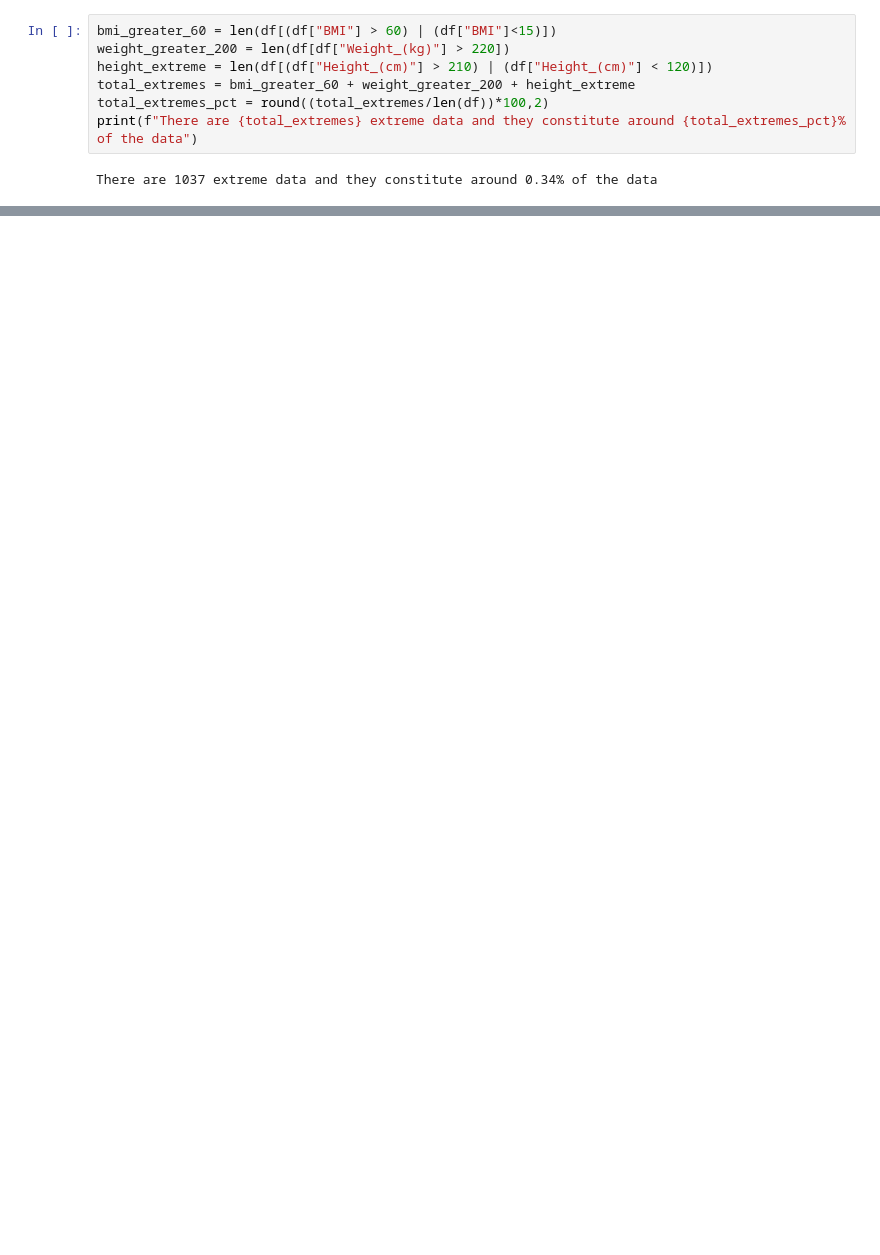
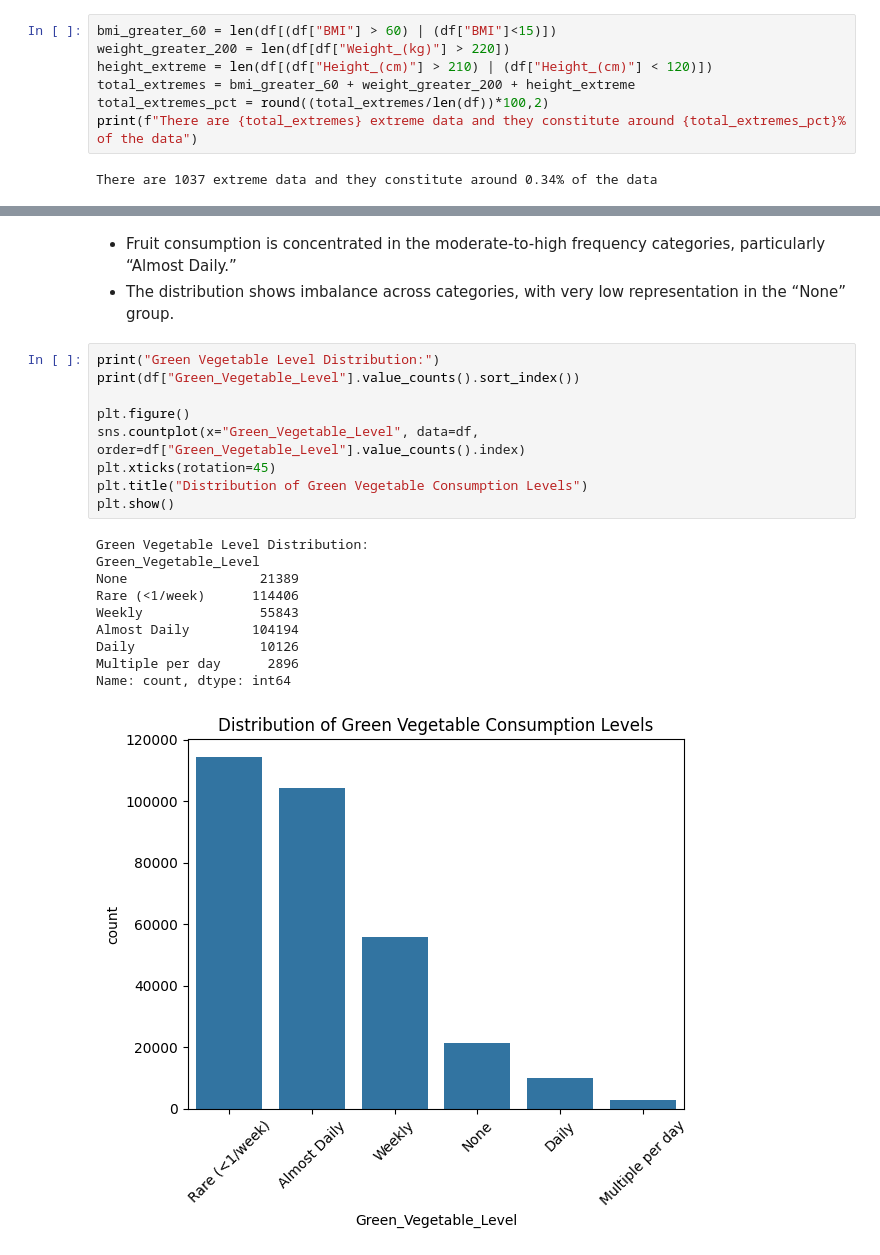
Before and after one commit to its-rhasil/cardio-risk, a Jupyter notebook: notebooks/01_data_exploration.ipynb, the cells around one changed output, grey strips where cells are left out. Cells and saved outputs as stored; diff of their text form; blank space fills up the shorter version.

```diff
--- a/notebooks/01_data_exploration.ipynb
+++ b/notebooks/01_data_exploration.ipynb
@@ -152,0 +196,23 @@ np.float64(60.0)
+# %% [markdown]
+* Fruit consumption is concentrated in the moderate-to-high frequency categories, particularly “Almost Daily.”
+* The distribution shows imbalance across categories, with very low representation in the “None” group.
+# %%
+print("Green Vegetable Level Distribution:")
+print(df["Green_Vegetable_Level"].value_counts().sort_index())
+
+plt.figure()
+sns.countplot(x="Green_Vegetable_Level", data=df, order=df["Green_Vegetable_Level"].value_counts().index)
+plt.xticks(rotation=45)
+plt.title("Distribution of Green Vegetable Consumption Levels")
+plt.show()
+# %% [output]
+Green Vegetable Level Distribution:
+Green_Vegetable_Level
+None                 21389
+Rare (<1/week)      114406
+Weekly               55843
+Almost Daily        104194
+Daily                10126
+Multiple per day      2896
+Name: count, dtype: int64
+[figure, added]
```
Also changed, not shown: parts of 30 cells of this notebook.
